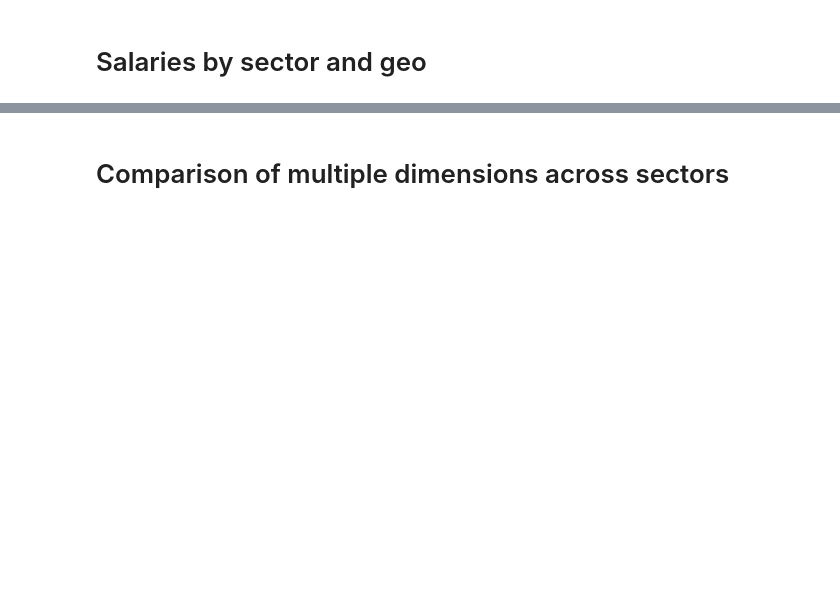
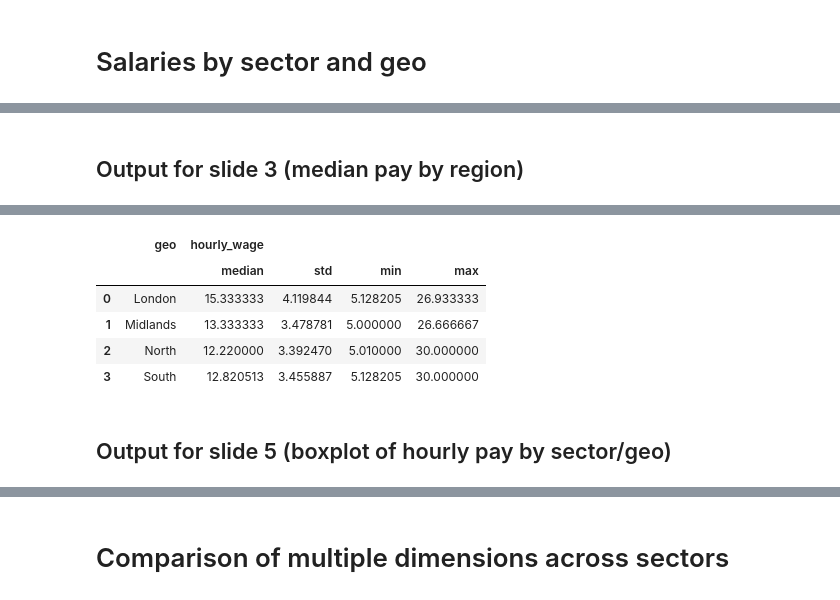
Before and after one commit to nestauk/dap_job_quality, a Jupyter notebook: dap_job_quality/analysis/afs_analysis/afs_analysis.ipynb, the cells around one changed output, grey strips where cells are left out. Cells and saved outputs as stored; diff of their text form; code cells hidden in the pictures; blank space fills up the shorter version.

```diff
--- a/dap_job_quality/analysis/afs_analysis/afs_analysis.ipynb
+++ b/dap_job_quality/analysis/afs_analysis/afs_analysis.ipynb
@@ -139,4 +240,8 @@ afs_sample_enhanced_w_salaries.groupby('sector_group')['hourly_wage'].describe()
+# %% [markdown]
+## Output for slide 3 (median pay by region)
 # %%
 geo_median_wage = afs_sample_enhanced_w_salaries.groupby('geo').agg({'hourly_wage': ['median', 'std', 'min', 'max']}).reset_index()
 geo_median_wage.to_csv('outputs/geo_median_wage.csv', index=False)
+save_to_s3(BUCKET_NAME, geo_median_wage, f'{S3_OUT_PATH}/geo_median_wage.csv')
 geo_median_wage
+# %% [output]
@@ -143,2 +249,10 @@ geo_median_wage
+|  | geo | hourly_wage |  |  |  |
+|  |  | median | std | min | max |
+| 0 | London | 15.333333 | 4.119844 | 5.128205 | 26.933333 |
+| 1 | Midlands | 13.333333 | 3.478781 | 5.000000 | 26.666667 |
+| 2 | North | 12.220000 | 3.392470 | 5.010000 | 30.000000 |
+| 3 | South | 12.820513 | 3.455887 | 5.128205 | 30.000000 |
+# %% [markdown]
+## Output for slide 5 (boxplot of hourly pay by sector/geo)
 # %%
 afs_sample_enhanced_w_salaries[['geo', 'sector_group', 'hourly_wage']].to_csv('outputs/geo_sector_hourly_wage_boxplot.csv')
```
Also changed, not shown: parts of 44 cells of this notebook.
